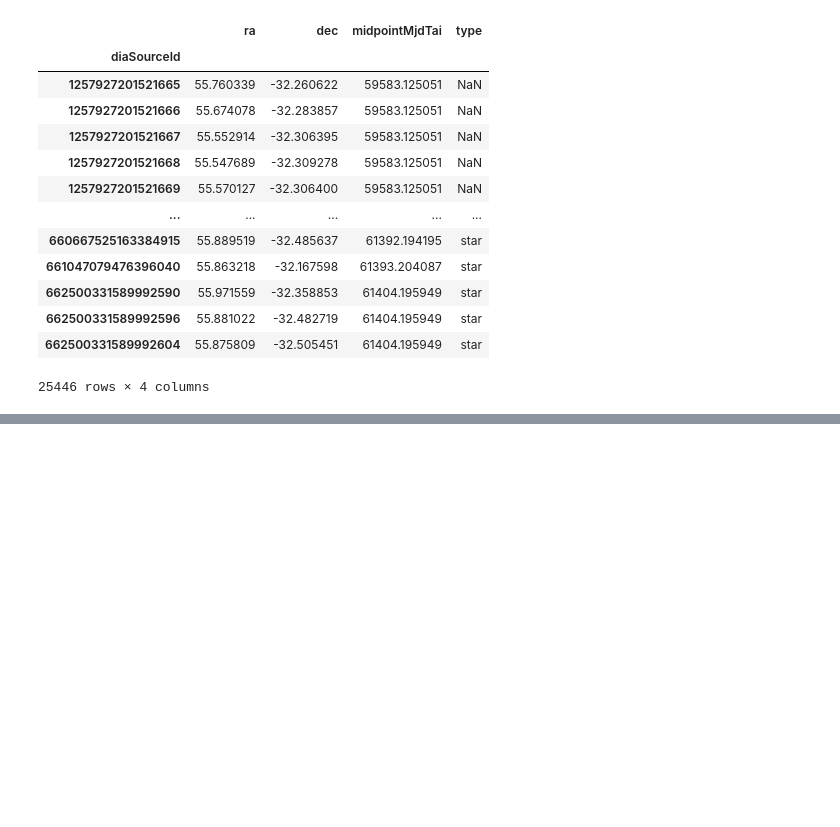
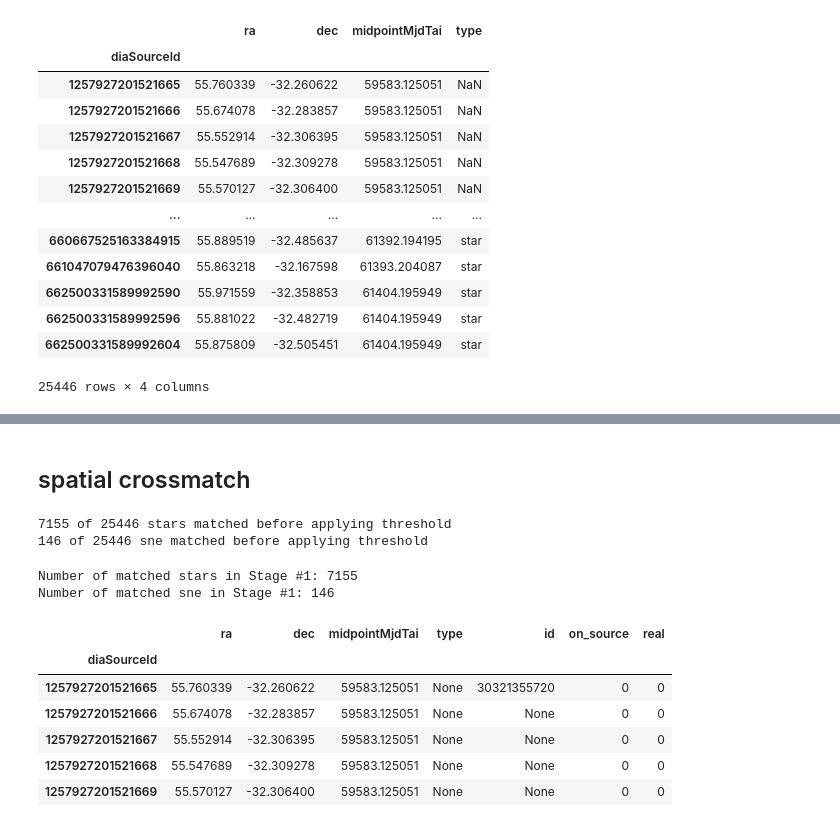
Before and after one commit to lsst-dm/ml-reliability-tools, a Jupyter notebook: bin/prototype_ground_truth_derivation.ipynb, the cells around one changed output, grey strips where cells are left out. Cells and saved outputs as stored; diff of their text form; code cells hidden in the pictures; blank space fills up the shorter version.

Commit message:
rework crossmatch

```diff
--- a/bin/prototype_ground_truth_derivation.ipynb
+++ b/bin/prototype_ground_truth_derivation.ipynb
@@ -125,2 +85,47 @@ Number of matched sne in Stage #1: 19
+# %% [markdown]
+## spatial crossmatch
+# %%
+star_idx, star_d2d, star_d3d = detections_cat.match_to_catalog_sky(catalog['star'])
+sn_idx, sn_d2d, sn_d3d = detections_cat.match_to_catalog_sky(catalog['sn'])
+
+star_mask = star_d2d < space_match_threshold #remove matches that are too far
+sn_mask = sn_d2d < space_match_threshold #remove matches that are too far
+
+print(f"{np.sum(star_mask)} of {len(detections_cat)} stars matched before applying threshold")
+print(f"{np.sum(sn_mask)} of {len(detections_cat)} sne matched before applying threshold")
+# %% [output]
+7155 of 25446 stars matched before applying threshold
+146 of 25446 sne matched before applying threshold
+# %%
+
+
+# Get all matched stars
+matched_star_idx = star_idx[star_mask] #index in stars of matched dia_detections
+print(f"Number of matched stars in Stage #1: {len(matched_star_idx)}")
+
+# Get all matched supernovae
+matched_sn_idx = sn_idx[sn_mask] #index in sn_cat of matched dia_detections
+print(f"Number of matched sne in Stage #1: {len(matched_sn_idx)}")
+
+dia_idx_stars = dia_detections.index[star_mask]
+dia_idx_sn = dia_detections.index[sn_mask]
+
+# Assign the variability sources catalog id to the detections
+dia_detections["id"] = None
+dia_detections.loc[dia_idx_stars,"id"] = result_sum["star"].iloc[matched_star_idx]["id"].to_numpy()
+dia_detections.loc[dia_idx_sn,"id"] = result_sum['sn'].iloc[matched_sn_idx]["id"].to_numpy()
+# %% [output]
+Number of matched stars in Stage #1: 7155
+Number of matched sne in Stage #1: 146
+# %%
+dia_detections.head()
+# %% [output]
+|  | ra | dec | midpointMjdTai | type | id | on_source | real |
+| diaSourceId |  |  |  |  |  |  |  |
+| 1257927201521665 | 55.760339 | -32.260622 | 59583.125051 | None | 30321355720 | 0 | 0 |
+| 1257927201521666 | 55.674078 | -32.283857 | 59583.125051 | None | None | 0 | 0 |
+| 1257927201521667 | 55.552914 | -32.306395 | 59583.125051 | None | None | 0 | 0 |
+| 1257927201521668 | 55.547689 | -32.309278 | 59583.125051 | None | None | 0 | 0 |
+| 1257927201521669 | 55.570127 | -32.306400 | 59583.125051 | None | None | 0 | 0 |
 # %%
 # The spatially matched detections get on_source = 1
```
Also changed, not shown: parts of 8 cells of this notebook.
